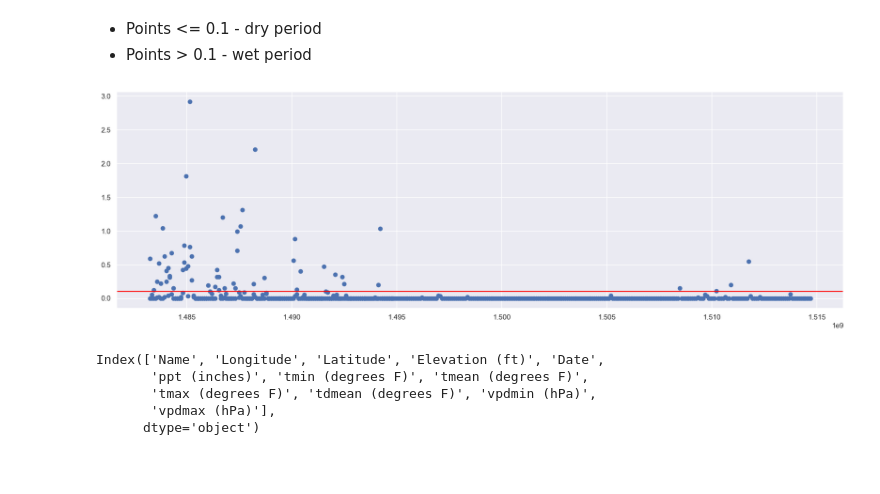
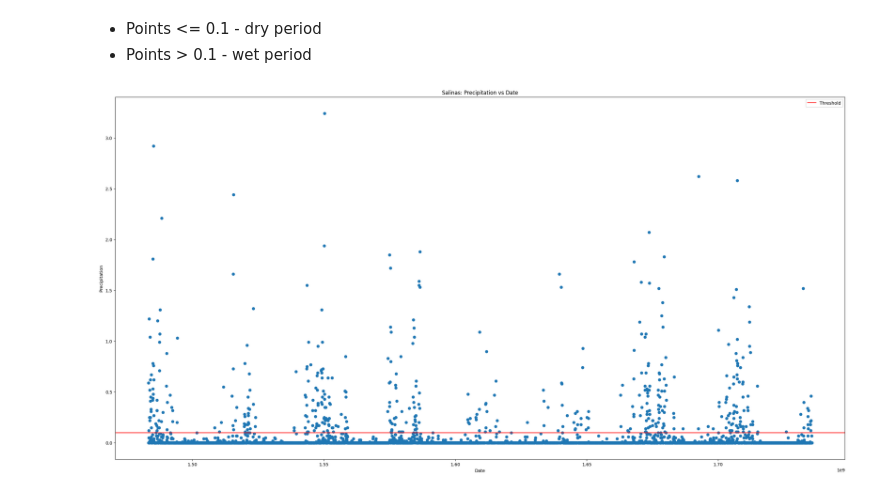
Before and after one commit to aneyasobalkar/WaterQualityQAQCSp26, a Jupyter notebook: prism_data_analysis.ipynb, the cells around one changed output. Drawn from its saved outputs; the diff is of its cells as text; code cells hidden in the pictures; blank space fills up the shorter version.

```diff
--- a/prism_data_analysis.ipynb
+++ b/prism_data_analysis.ipynb
@@ -10,5 +16,4 @@ import seaborn as sns
 # %% [markdown]
 Load data
 # %%
-data = pd.read_csv("all_data.csv")
-data.drop(data.columns[-1], axis = 1, inplace= True)
+data = pd.read_csv("Data/all_data-2.csv")
@@ -24,0 +24,3 @@ loc1.head()
+# %%
+loc0 = data[data["Name"] == "Location 20"]
+loc0.head()
@@ -26,12 +35,4 @@ loc1.head()
 def retrieve_date(str):
     month, date, year = [int(item) for item in str.split("/")]
     return datetime.datetime(year, month, date).timestamp()
-dates_float =list(map(retrieve_date, loc1["Date"]))
+dates_float =list(map(retrieve_date, loc0["Date"]))
-# %%
-cols = data.columns[5:]
-sns.set_theme()
-fig, axs = plt.subplots(7, 1, figsize = (16, 28))
-for i in range(7):
-    axs[i].scatter(x = dates_float, y= loc1[cols[i]])
-    axs[i].set_title(f"Timestamp vs. {cols[i]} ")
-plt.show()
@@ -41,19 +40,15 @@ plt.show()
 - Points <= 0.1 - dry period
 - Points > 0.1 - wet period
 # %%
-points = 500
-plt.figure(figsize=(20,6))
-plt.axhline(0.1, color = "red")
-#plt.axhline(0.2, color = "orange")
-plt.scatter(x = dates_float[0:points], y= loc1["ppt (inches)"][0:points])
+points =loc0.shape[0]
+plt.figure(figsize=(30,15))
+plt.axhline(0.1, color = "red", label = "Threshold")
+plt.scatter(x = dates_float[0:points], y= loc0["ppt (inches)"][0:points])
+plt.ylabel("Precipitation")
+plt.xlabel("Date")
+plt.legend()
+plt.title("Salinas: Precipitation vs Date")
+plt.savefig("Plots/Salinas_ppt_vs_date.png")
 plt.show()
 # %% [output]
-[figure, old version]
+[figure, new version]
-# %%
-data.columns
-# %% [output]
-Index(['Name', 'Longitude', 'Latitude', 'Elevation (ft)', 'Date',
-       'ppt (inches)', 'tmin (degrees F)', 'tmean (degrees F)',
-       'tmax (degrees F)', 'tdmean (degrees F)', 'vpdmin (hPa)',
-       'vpdmax (hPa)'],
-      dtype='object')
```
Also changed, not shown: parts of 15 cells of this notebook.
